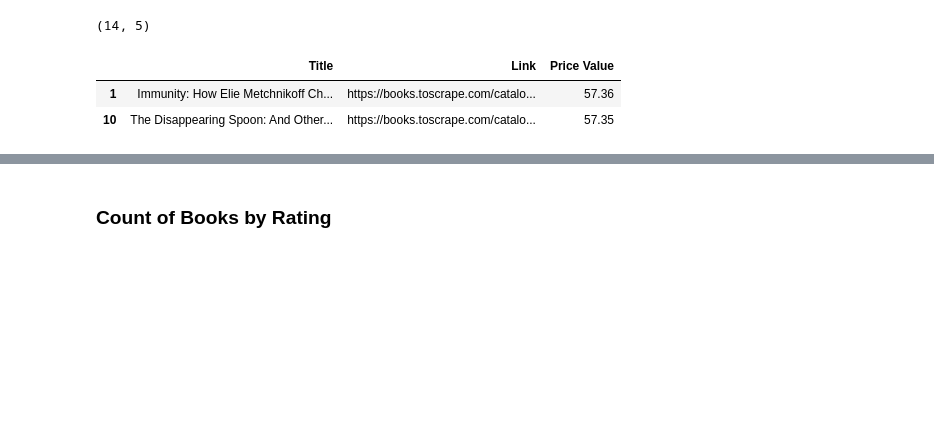
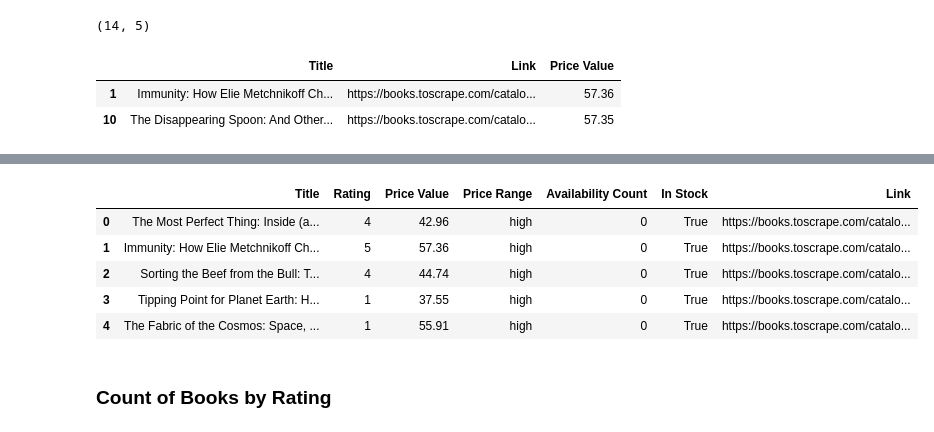
Before and after one commit to Sirinesaghiri/scraping, a Jupyter notebook: books_scraping_notebook_structured.ipynb, the cells around one changed output, grey strips where cells are left out. Saved outputs shown, nothing was run; the diff lists cells and outputs as text; code cells hidden in the pictures; blank space fills up the shorter version.

```diff
--- a/books_scraping_notebook_structured.ipynb
+++ b/books_scraping_notebook_structured.ipynb
@@ -126,3 +133,12 @@ KeyError: "['Availability Count', 'In Stock'] not in index"
+# %%
+df.head()
+# %% [output]
+|  | Title | Rating | Price Value | Price Range | Availability Count | In Stock | Link |
+| 0 | The Most Perfect Thing: Inside (a... | 4 | 42.96 | high | 0 | True | https://books.toscrape.com/catalo... |
+| 1 | Immunity: How Elie Metchnikoff Ch... | 5 | 57.36 | high | 0 | True | https://books.toscrape.com/catalo... |
+| 2 | Sorting the Beef from the Bull: T... | 4 | 44.74 | high | 0 | True | https://books.toscrape.com/catalo... |
+| 3 | Tipping Point for Planet Earth: H... | 1 | 37.55 | high | 0 | True | https://books.toscrape.com/catalo... |
+| 4 | The Fabric of the Cosmos: Space, ... | 1 | 55.91 | high | 0 | True | https://books.toscrape.com/catalo... |
 # %% [markdown]
 ### Count of Books by Rating
 # %%
```
Also changed, not shown: parts of 8 cells of this notebook.
